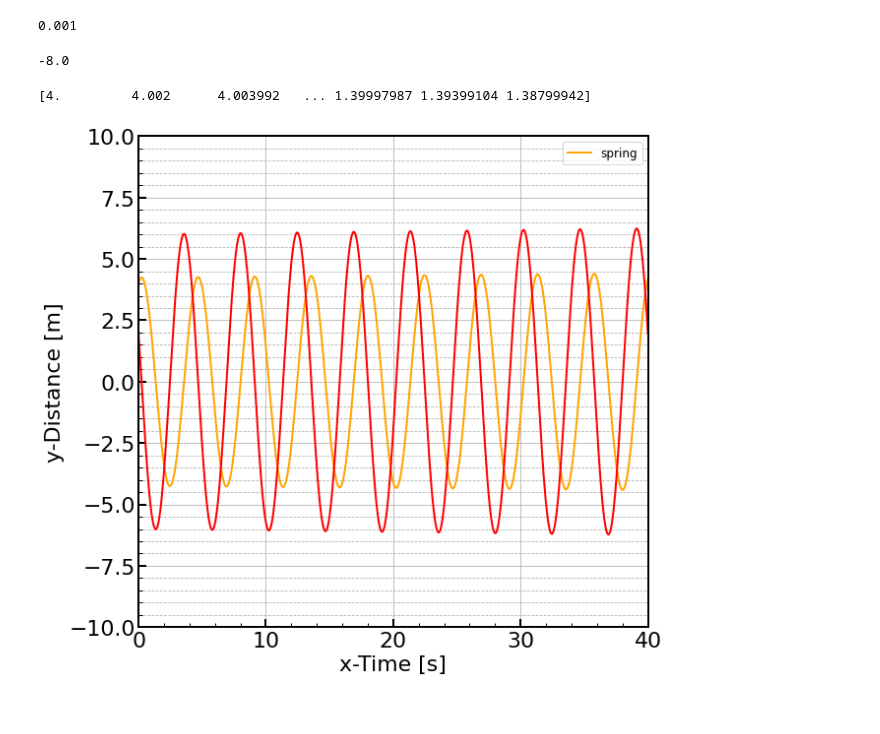
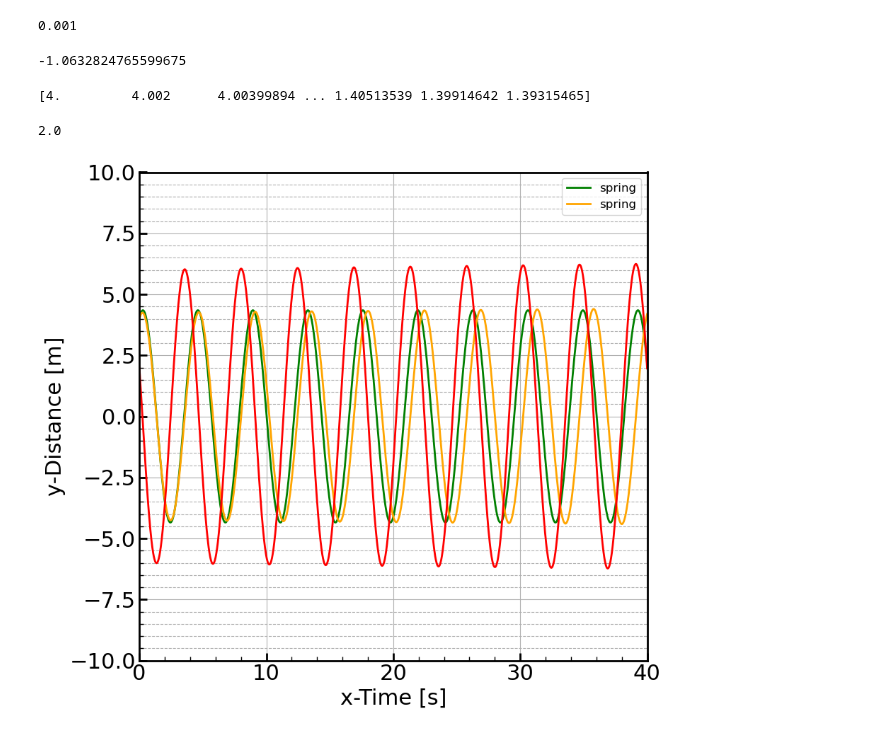
Before and after one commit to villano-lab/analytical_mechanics, a Jupyter notebook: spring2025.ipynb, the cells around one changed output. Saved outputs shown, nothing was run; the diff lists cells and outputs as text; code cells hidden in the pictures.

Commit message:
Update spring2025.ipynb
updated the spring problem for analytical matching.

```diff
--- a/spring2025.ipynb
+++ b/spring2025.ipynb
@@ -39,11 +39,13 @@ v[0] = v0
 
 k = 2
 m = 1
+theta=np.pi/4
+g=9.81
 
-a[0] = -(k/m)*x0
+a[0] = -(k/m)*x0 +g*np.sin(theta)
 print(a[0])
 # %% [output]
--8.0
+-1.0632824765599675
 # %%
 for i, tloop in enumerate(t):
     if(i==0): continue
@@ -53,38 +55,46 @@ for i, tloop in enumerate(t):
 # %%
 print(x)
 # %% [output]
-[4.         4.002      4.003992   ... 1.39997987 1.39399104 1.38799942]
+[4.         4.002      4.00399894 ... 1.40513539 1.39914642 1.39315465]
+# %%
+def guess(t,A=1,B=1,C=1,omega=1):
+  return A*np.sin(omega*t)+B*np.cos(omega*t)+C
+# %%
+print(guess(0))
+# %% [output]
+2.0
 # %%
 #set up a 1d plot
 fig,axes = plt.subplots(1,1,figsize=(9.0,8.0),sharex=True)
 ax1 = axes
 
 
 
-
+ax1.plot(t,guess(t,A=1.7,B=4,C=0,omega=1.45),color='g',linestyle="-",linewidth=2, \
+         label='spring')
 
 ax1.plot(t,x,color='orange',linestyle="-",linewidth=2, \
          label='spring')
 ax1.plot(t,v,color='r',linestyle="-",linewidth=2, \
          label='')
 
 
 ax1.set_yscale('linear')
 #ax1.set_yscale('log')
 ax1.set_xlim(0, 40)
 ax1.set_ylim(-10,10)
 ax1.set_xlabel(r'x-Time [s]')
 ax1.set_ylabel('y-Distance [m]')
 ax1.grid(True)
 ax1.yaxis.grid(True,which='minor',linestyle='--')
 ax1.legend(loc=1,prop={'size':12})
 #ax1.legend(bbox_to_anchor=(1.04,1),borderaxespad=0,prop={'size':22})
 
 for axis in ['top','bottom','left','right']:
   ax1.spines[axis].set_linewidth(2)
 
 plt.tight_layout()
 #plt.savefig('figures/figure.png')
 plt.show()
 # %% [output]
-[figure, old version]
+[figure, new version]
```
